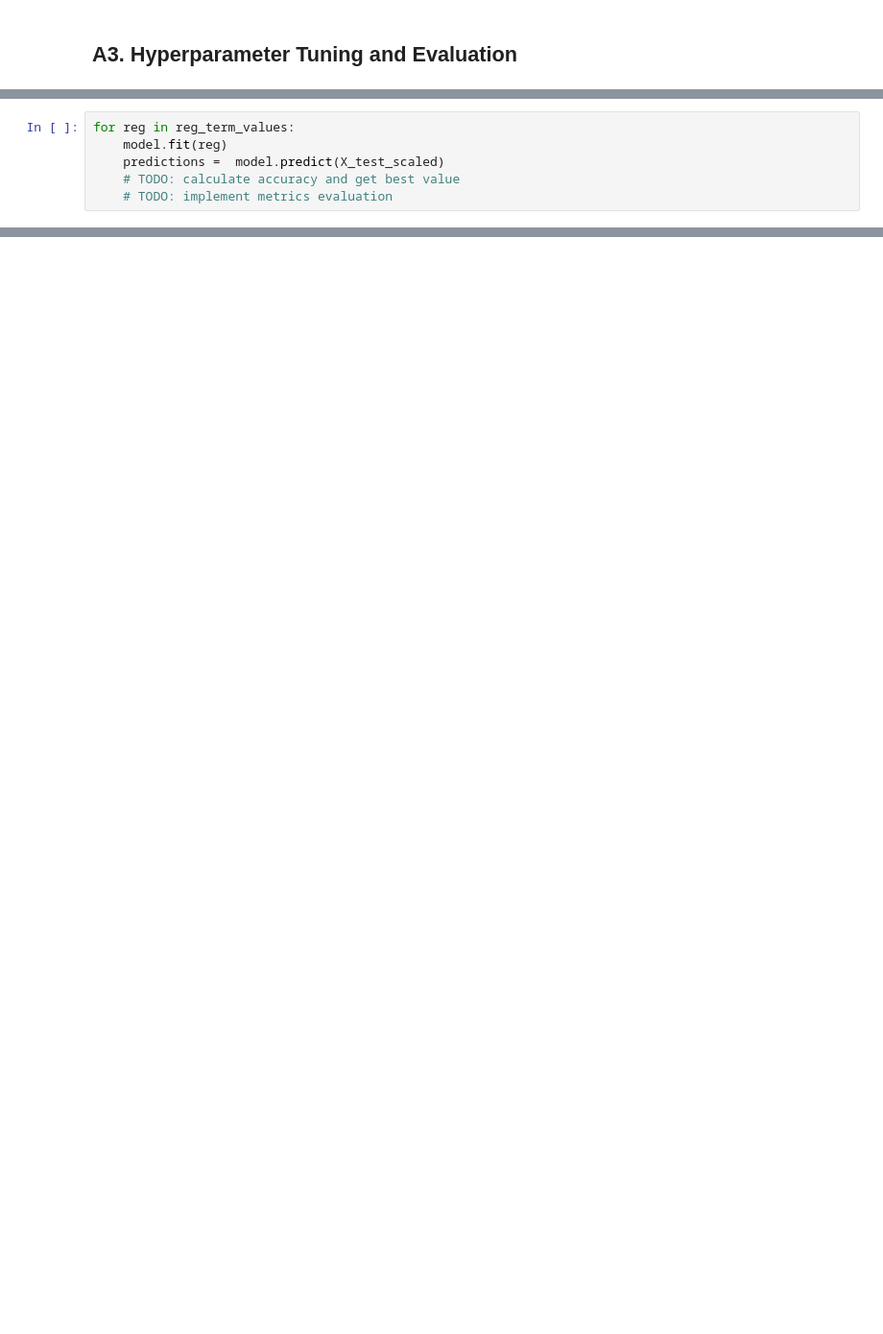
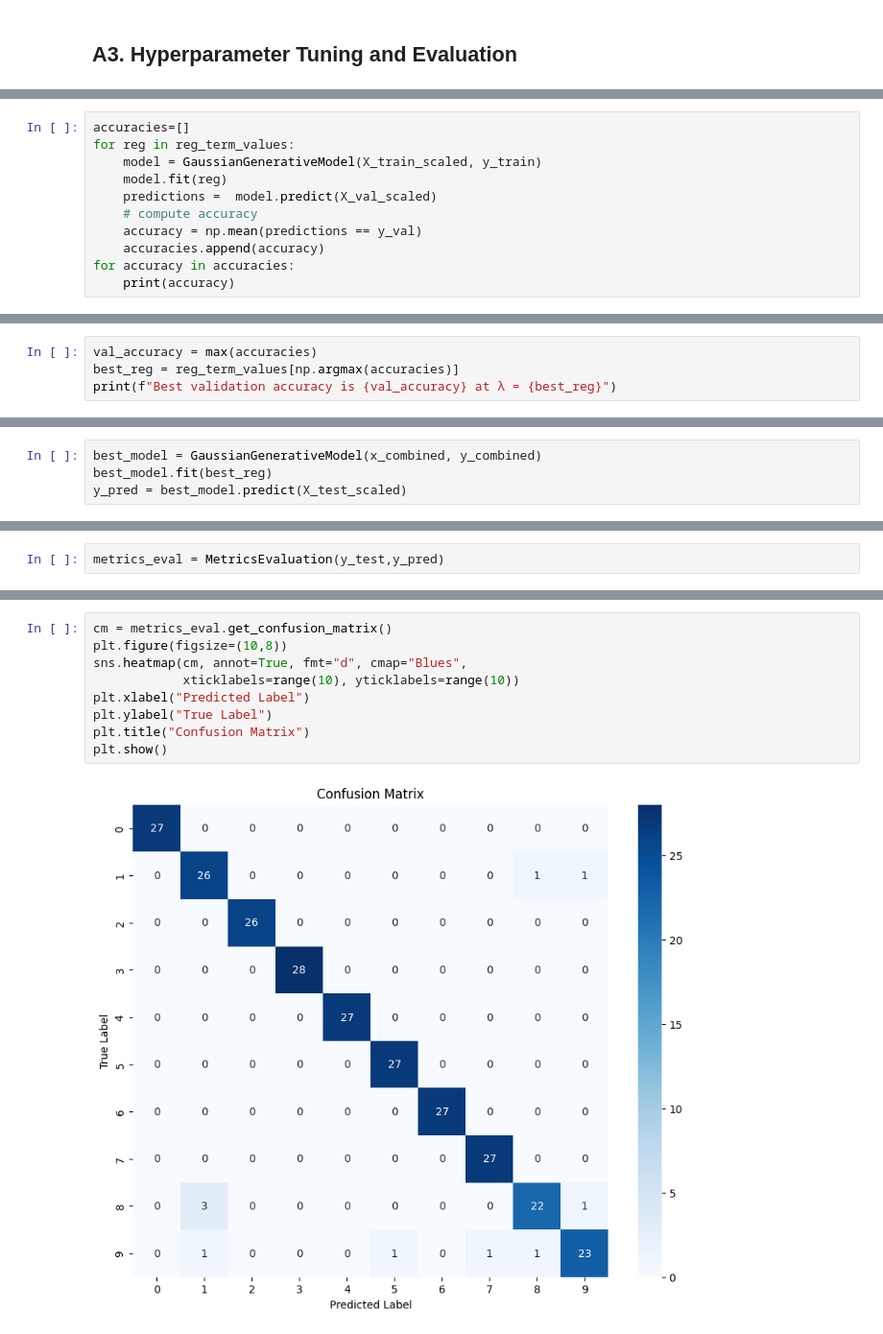
Before and after one commit to minareda417/Assignment-3-ML, a Jupyter notebook: probabilistic_gaussian_generative_classifier.ipynb, the cells around one changed output, grey strips where cells are left out. Shown at 96% size. Cells and saved outputs as stored; diff of their text form; blank space fills up the shorter version.

Commit message:
added metrics analysis

```diff
--- a/probabilistic_gaussian_generative_classifier.ipynb
+++ b/probabilistic_gaussian_generative_classifier.ipynb
@@ -101,7 +156,12 @@ reg_term_values = [1e-4, 1e-3, 1e-2, 1e-1]
 # %%
+accuracies=[]
 for reg in reg_term_values:
+    model = GaussianGenerativeModel(X_train_scaled, y_train)
     model.fit(reg)
-    predictions =  model.predict(X_test_scaled)
-    # TODO: calculate accuracy and get best value
-    # TODO: implement metrics evaluation
+    predictions =  model.predict(X_val_scaled)
+    # compute accuracy
+    accuracy = np.mean(predictions == y_val)
+    accuracies.append(accuracy)
+for accuracy in accuracies:
+    print(accuracy)
 # %% [output]
@@ -111,0 +176,4 @@ for reg in reg_term_values:
+# %%
+val_accuracy = max(accuracies)
+best_reg = reg_term_values[np.argmax(accuracies)]
+print(f"Best validation accuracy is {val_accuracy} at λ = {best_reg}")
@@ -111,0 +184,4 @@ for reg in reg_term_values:
+# %%
+best_model = GaussianGenerativeModel(x_combined, y_combined)
+best_model.fit(best_reg)
+y_pred = best_model.predict(X_test_scaled)
@@ -111,0 +190,2 @@ for reg in reg_term_values:
+# %%
+metrics_eval = MetricsEvaluation(y_test,y_pred)
@@ -111,0 +199,11 @@ for reg in reg_term_values:
+# %%
+cm = metrics_eval.get_confusion_matrix()
+plt.figure(figsize=(10,8))
+sns.heatmap(cm, annot=True, fmt="d", cmap="Blues",
+            xticklabels=range(10), yticklabels=range(10))
+plt.xlabel("Predicted Label")
+plt.ylabel("True Label")
+plt.title("Confusion Matrix")
+plt.show()
+# %% [output]
+[figure, added]
```
Also changed, not shown: parts of 23 cells of this notebook.
